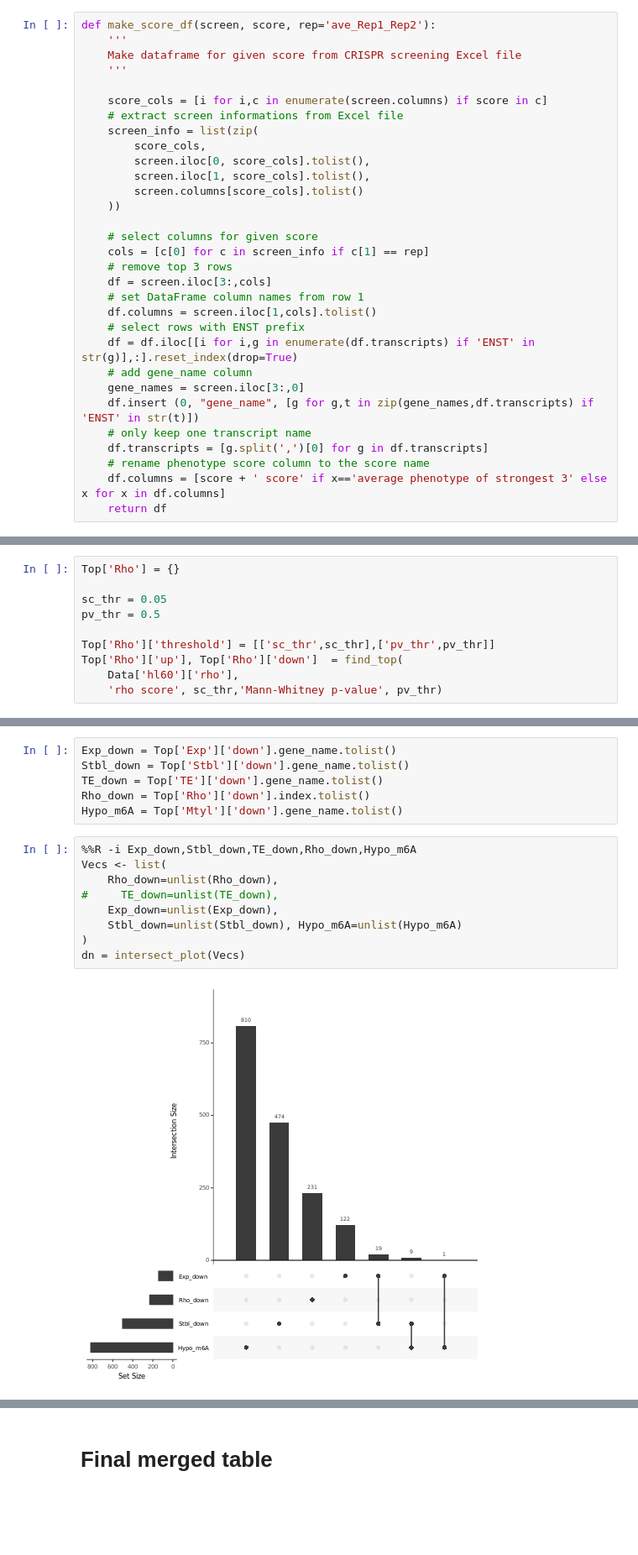
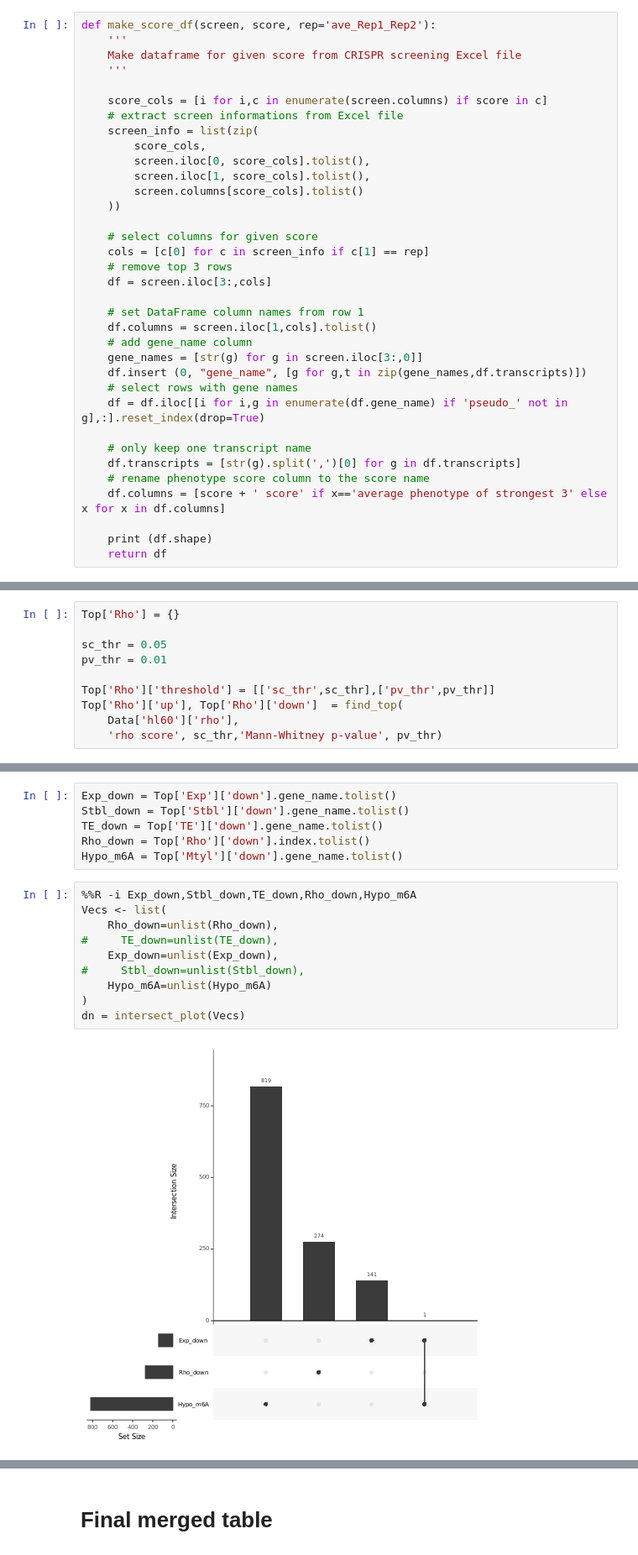
Before and after one commit to goodarzilab/Abe, a Jupyter notebook: Gilbertlab/Decitabine_treatment/combined_analysis-intersectional-genes.ipynb, the cells around one changed output, grey strips where cells are left out. Shown: that part at 84% size. Saved outputs shown, nothing was run; the diff lists cells and outputs as text; blank space fills up the shorter version.

Commit message:
Include combined table
update filtering criteria for gene names in CRISPR screen to include all meaningful rows

```diff
--- a/Gilbertlab/Decitabine_treatment/combined_analysis-intersectional-genes.ipynb
+++ b/Gilbertlab/Decitabine_treatment/combined_analysis-intersectional-genes.ipynb
@@ -73,17 +73,21 @@ def make_score_df(screen, score, rep='ave_Rep1_Rep2'):
     cols = [c[0] for c in screen_info if c[1] == rep]
     # remove top 3 rows
     df = screen.iloc[3:,cols]
+
     # set DataFrame column names from row 1
     df.columns = screen.iloc[1,cols].tolist()
-    # select rows with ENST prefix
-    df = df.iloc[[i for i,g in enumerate(df.transcripts) if 'ENST' in str(g)],:].reset_index(drop=True)
     # add gene_name column
-    gene_names = screen.iloc[3:,0]
-    df.insert (0, "gene_name", [g for g,t in zip(gene_names,df.transcripts) if 'ENST' in str(t)])
+    gene_names = [str(g) for g in screen.iloc[3:,0]]
+    df.insert (0, "gene_name", [g for g,t in zip(gene_names,df.transcripts)])
+    # select rows with gene names
+    df = df.iloc[[i for i,g in enumerate(df.gene_name) if 'pseudo_' not in g],:].reset_index(drop=True)
+
     # only keep one transcript name
-    df.transcripts = [g.split(',')[0] for g in df.transcripts]
+    df.transcripts = [str(g).split(',')[0] for g in df.transcripts]
     # rename phenotype score column to the score name
     df.columns = [score + ' score' if x=='average phenotype of strongest 3' else x for x in df.columns]
+
+    print (df.shape)
     return df
 # %%
 screen = pd.read_excel('screen/CRISPRi_HL60_DAC_genetable_collapsed.xlsx')
@@ -327,7 +334,7 @@ down: (502, 13)
 Top['Rho'] = {}
 
 sc_thr = 0.05
-pv_thr = 0.5
+pv_thr = 0.01
 
 Top['Rho']['threshold'] = [['sc_thr',sc_thr],['pv_thr',pv_thr]]
 Top['Rho']['up'], Top['Rho']['down']  = find_top(
@@ -412,11 +420,12 @@ Hypo_m6A = Top['Mtyl']['down'].gene_name.tolist()
 # %%
 %%R -i Exp_down,Stbl_down,TE_down,Rho_down,Hypo_m6A
 Vecs <- list(
     Rho_down=unlist(Rho_down),
 #     TE_down=unlist(TE_down),
     Exp_down=unlist(Exp_down),
-    Stbl_down=unlist(Stbl_down), Hypo_m6A=unlist(Hypo_m6A)
+#     Stbl_down=unlist(Stbl_down),
+    Hypo_m6A=unlist(Hypo_m6A)
 )
 dn = intersect_plot(Vecs)
 # %% [output]
-[figure, old version]
+[figure, new version]
```
Also changed, not shown: parts of 15 cells of this notebook.
